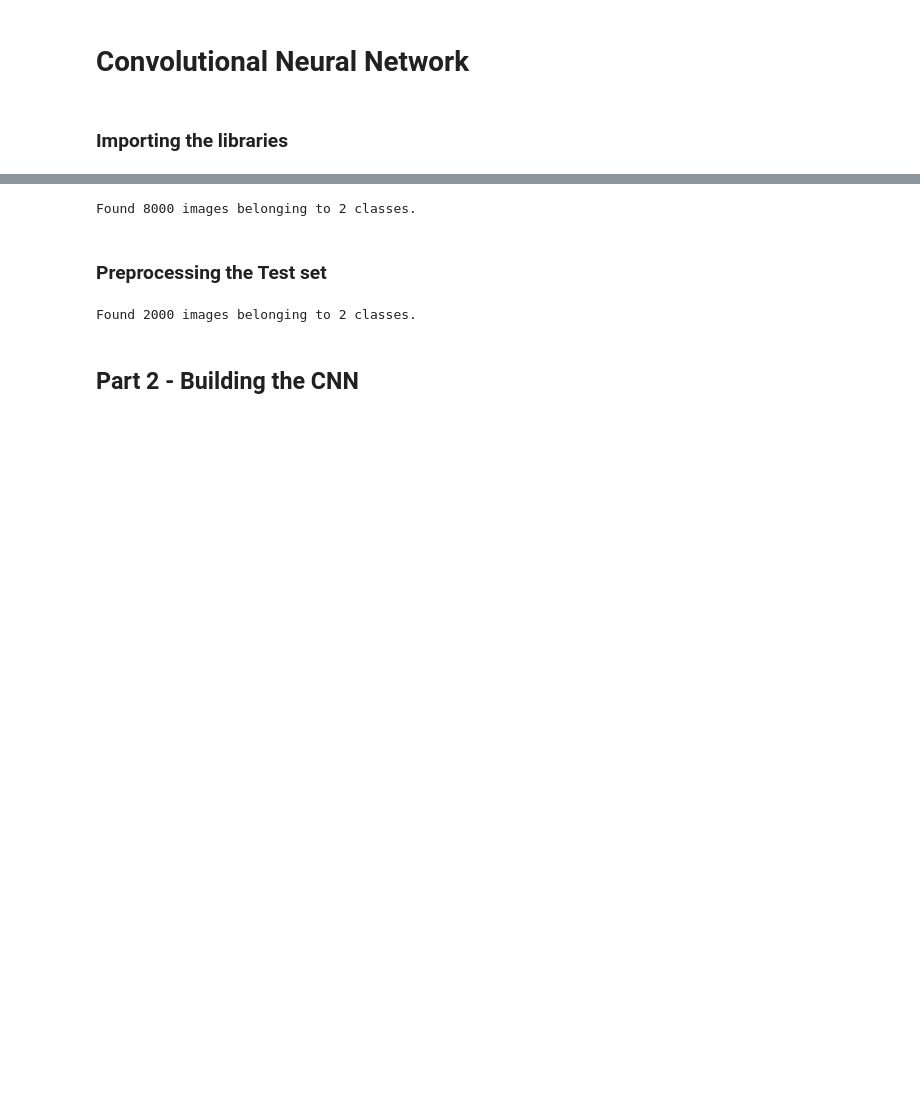
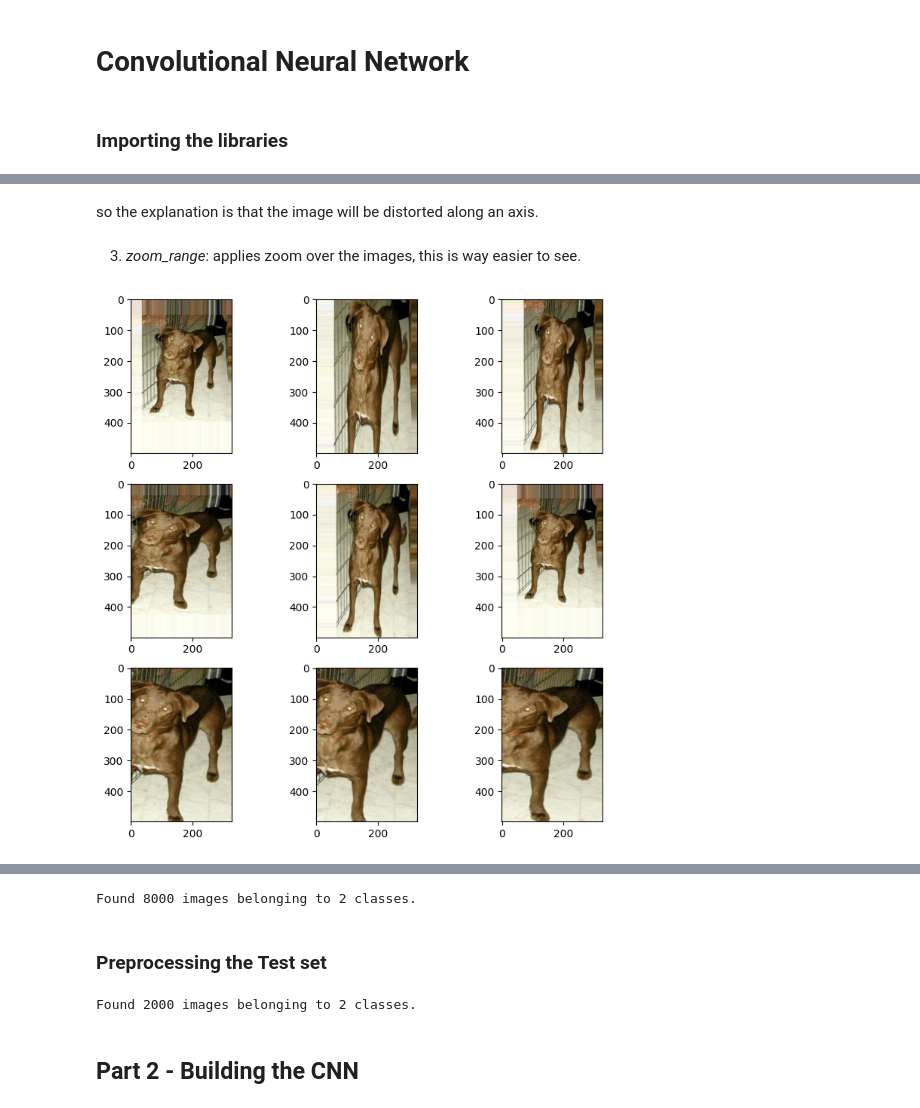
Before and after one commit to Misley-tech/Programitas, a Jupyter notebook: CatDogClassifier/CatDogClassifier.ipynb, the cells around one changed output, grey strips where cells are left out. Cells and saved outputs as stored; diff of their text form; code cells hidden in the pictures; blank space fills up the shorter version.

```diff
--- a/CatDogClassifier/CatDogClassifier.ipynb
+++ b/CatDogClassifier/CatDogClassifier.ipynb
@@ -15,0 +69,21 @@ from keras.preprocessing.image import ImageDataGenerator
+# %% [markdown]
+so the explanation is that the image will be distorted along an axis.
+# %% [markdown]
+3) _zoom_range_: applies zoom over the images, this is way easier to see.
+# %%
+img_path = f'C:/Users/Asus/Desktop/programitas/CatDogClassifier/dataset/training_set/dogs/dog.1.jpg'
+img = load_img(img_path)
+img_array = img_to_array(img)
+img_array = np.expand_dims(img_array, axis=0)
+
+datagen = ImageDataGenerator(zoom_range=0.5)
+
+pic = datagen.flow(img_array, batch_size=1)
+plt.figure(figsize=(9,9))
+for i in range(1,10):
+    plt.subplot(3,3,i)
+    batch = pic.next()
+    image_ = batch[0].astype('uint8')
+    plt.imshow(image_)
+# %% [output]
+[figure, added]
```
Also changed, not shown: parts of 11 cells of this notebook.
